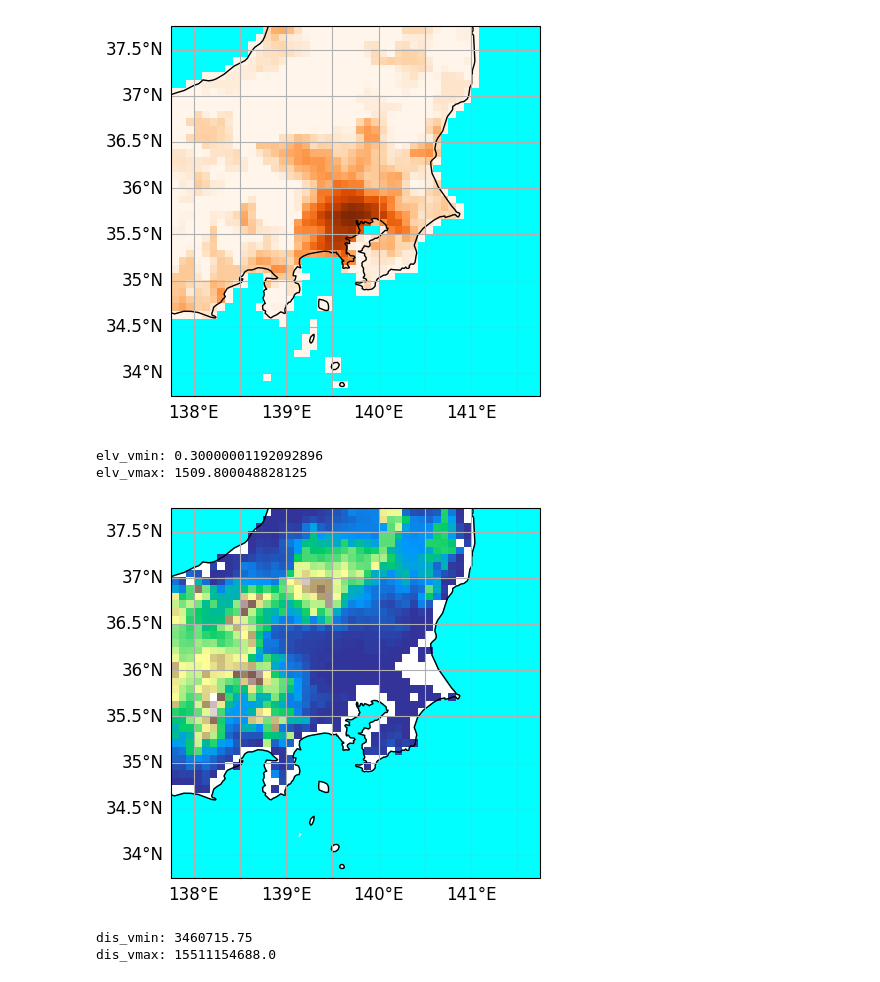
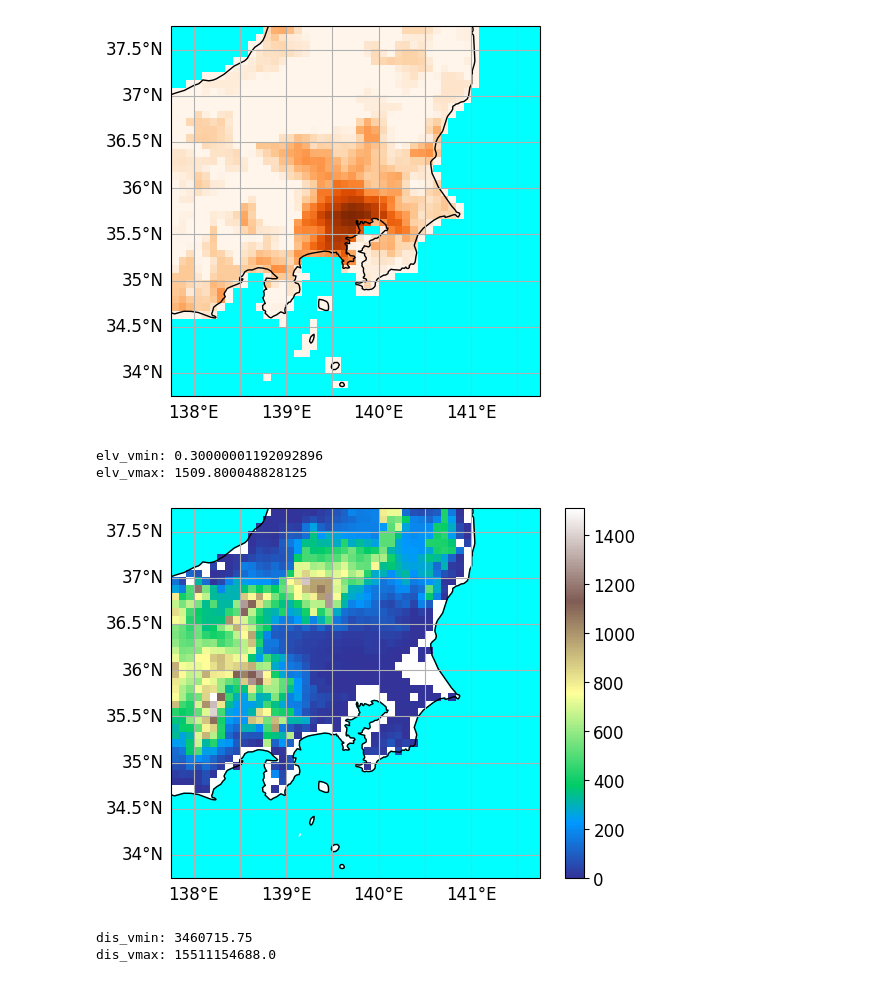
Before and after one commit to HalKiyo/h08_urban, a Jupyter notebook: global_city/pst/josui_gesui.ipynb, the cells around one changed output. Cells and saved outputs as stored; diff of their text form; code cells hidden in the pictures.

```diff
--- a/global_city/pst/josui_gesui.ipynb
+++ b/global_city/pst/josui_gesui.ipynb
@@ -649,5 +650,5 @@ def explore(target_index, remove_grid, innercity_grid, width):
 # %%
-def main():
+def main(target_index):
 #---------------------------------------------------------------------------------------------------------------
 #   Initialization
 #---------------------------------------------------------------------------------------------------------------
@@ -660,12 +661,10 @@ def main():
 #   get variables
 #---------------------------------------------------------------------------------------------------------------
 
-    target_index = 1
     result = explore(target_index, remove_grid, innercity_grid, width)
     return result
 
-result = main()
-print(f"len(result): {len(result)}")
+result = main(1)
 # %% [output]
 city_num 1
 Tokyo
@@ -864,35 +1120,37 @@ def plot_elevation(extent, elevation, gs_position=None, fig=None):
         ax.coastlines()
 
         img = ax.imshow(elevation,
                     origin='upper',
                     extent=extent,
                     transform=projection,
                     cmap='terrain',
         )
 
     else:
-        plt.figure()
+        fig = plt.figure()
         ax = plt.subplot(projection=projection)
         ax.set_extent(extent, projection)
         gl = ax.gridlines(draw_labels=True)
         gl.top_labels = False   # Turn off top x-axis labels
         gl.right_labels = False # Turn off right y-axis labels
         ax.add_feature(cfea.OCEAN, color='#00FFFF')
         ax.coastlines()
 
         img = ax.imshow(elevation,
                     origin='upper',
                     extent=extent,
                     transform=projection,
                     cmap='terrain',
+                    vmin=0,
         )
+        fig.colorbar(img)
         plt.show()
 
 plot_elevation(result[0], result[3])
 # %% [output]
 elv_vmin: 0.30000001192092896
 elv_vmax: 1509.800048828125
-[figure, old version]
+[figure, new version]
 # %%
 #---------------------------------------------------------------------------------------------------------------
 # 集水面積をプロットする
```
Also changed, not shown: parts of 14 cells of this notebook.
